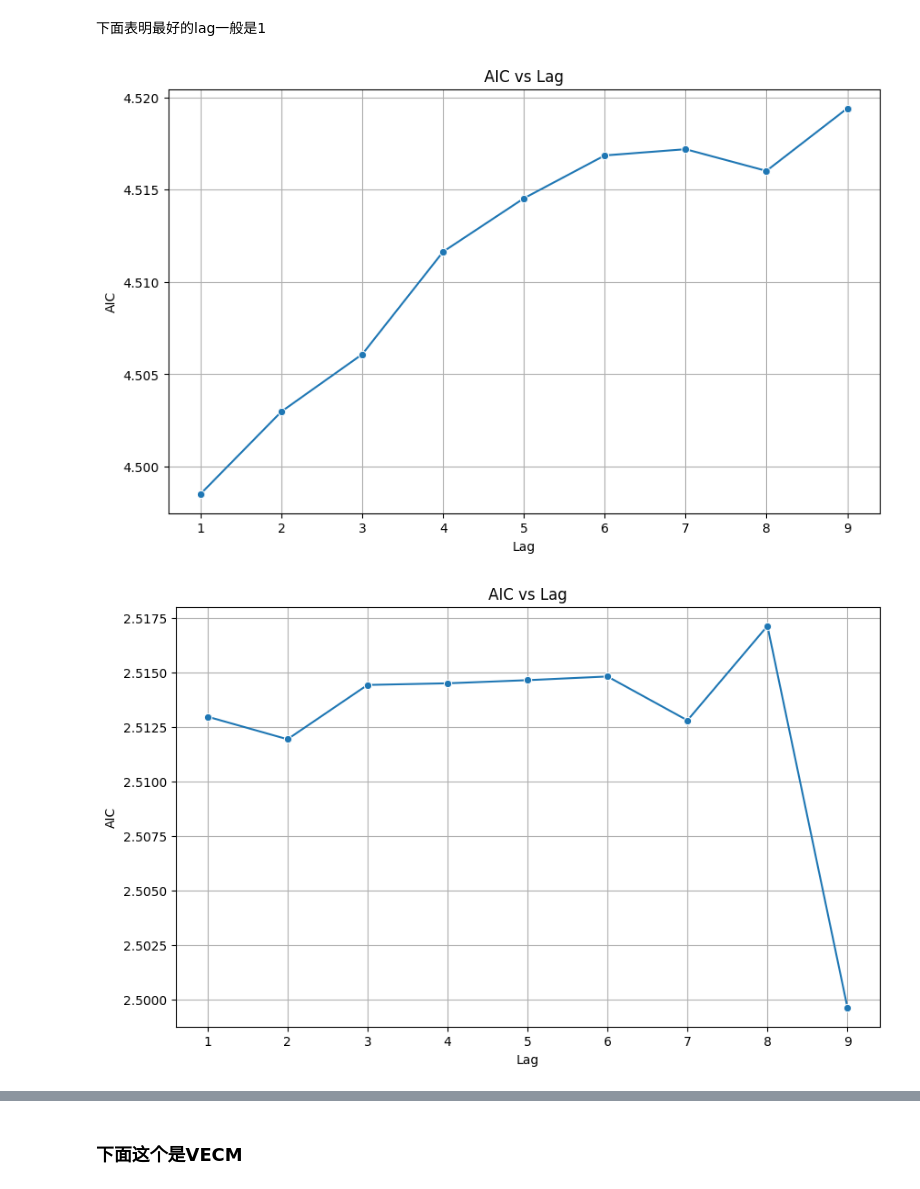
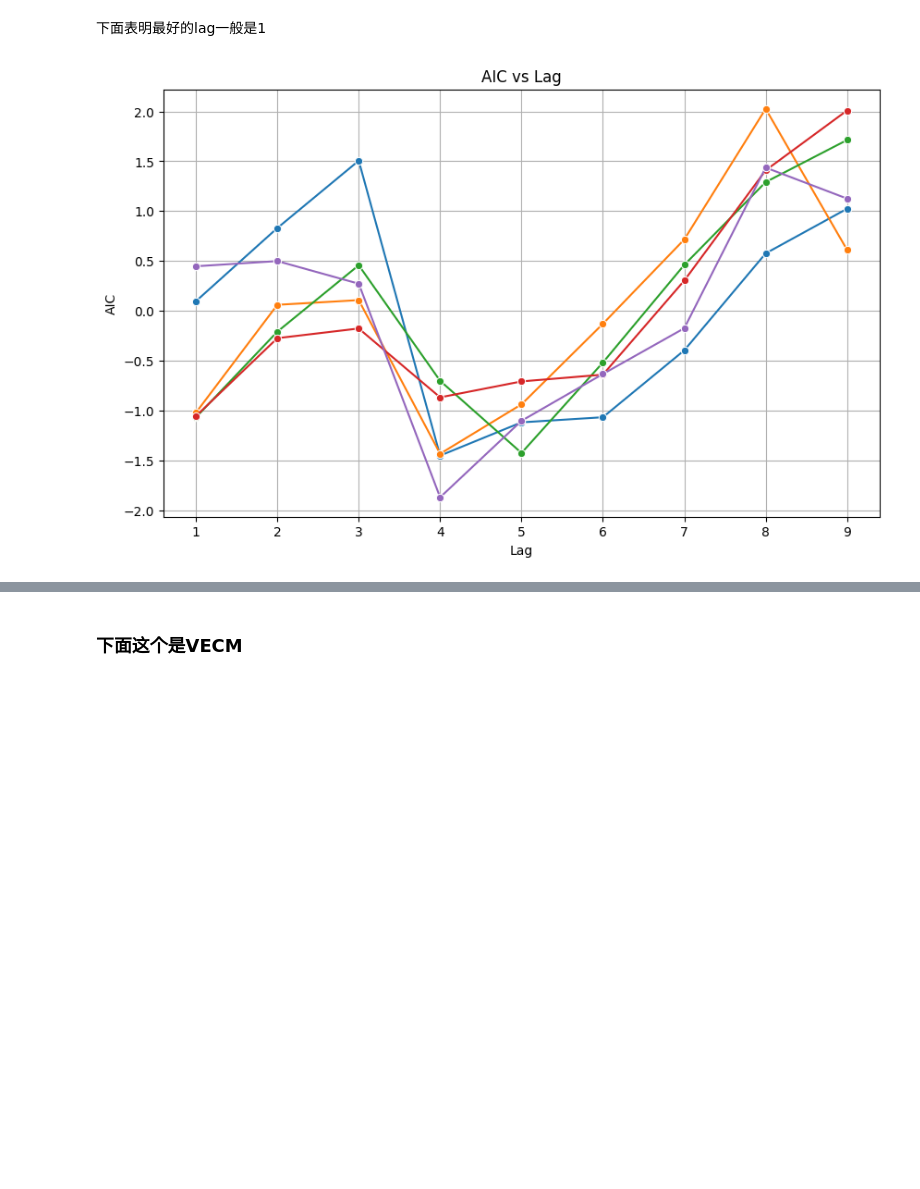
Before and after one commit to hjzlitter/futures-stocks, a Jupyter notebook: new.ipynb, the cells around one changed output, grey strips where cells are left out. Saved outputs shown, nothing was run; the diff lists cells and outputs as text; code cells hidden in the pictures; blank space fills up the shorter version.

```diff
--- a/new.ipynb
+++ b/new.ipynb
@@ -17,0 +10,5 @@ fut
+# %%
+fut = fut_list[0]
+feature = 'ChangeRatio'
+fut
+# fut_list
@@ -233,27 +300,28 @@ output_list
 # %% [markdown]
 下面表明最好的lag一般是1
 # %%
-
+plt.figure(figsize=(10, 6))
 for df in stock_df:
     aic_values = []
     data, label = data_generator(fut_df, df, feature)
 
     for lag in range(1, 10):
         model = VAR(data)
         results = model.fit(lag)
         aic = results.aic
         aic_values.append(aic)
     df = pd.DataFrame({'Lag': np.linspace(1,9,9), 'AIC': aic_values})
 
     import seaborn as sns
-    # 使用 Seaborn 绘制折线图
-    plt.figure(figsize=(10, 6))
+    from sklearn.preprocessing import StandardScaler
+    scaler = StandardScaler()
+    df['AIC'] = scaler.fit_transform(df[['AIC']])
+
     sns.lineplot(data=df, x='Lag', y='AIC', marker='o')
     plt.title('AIC vs Lag')
     plt.xlabel('Lag')
     plt.ylabel('AIC')
     plt.grid(True)
-    plt.show()
+    # plt.show()
 # %% [output]
-[figure, old version]
+[figure, new version]
-[figure, removed]
```
Also changed, not shown: parts of 10 cells of this notebook, 5 other files.
